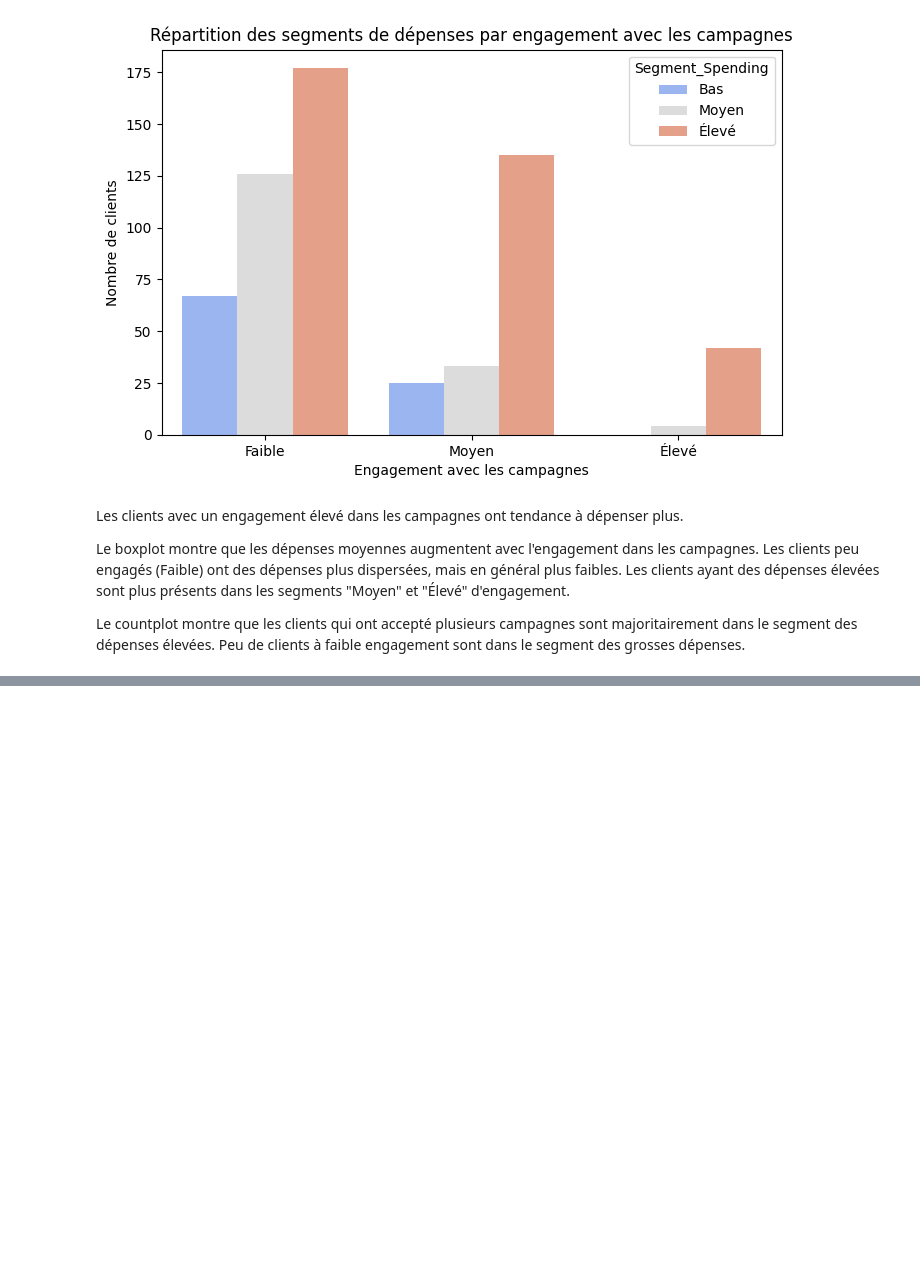
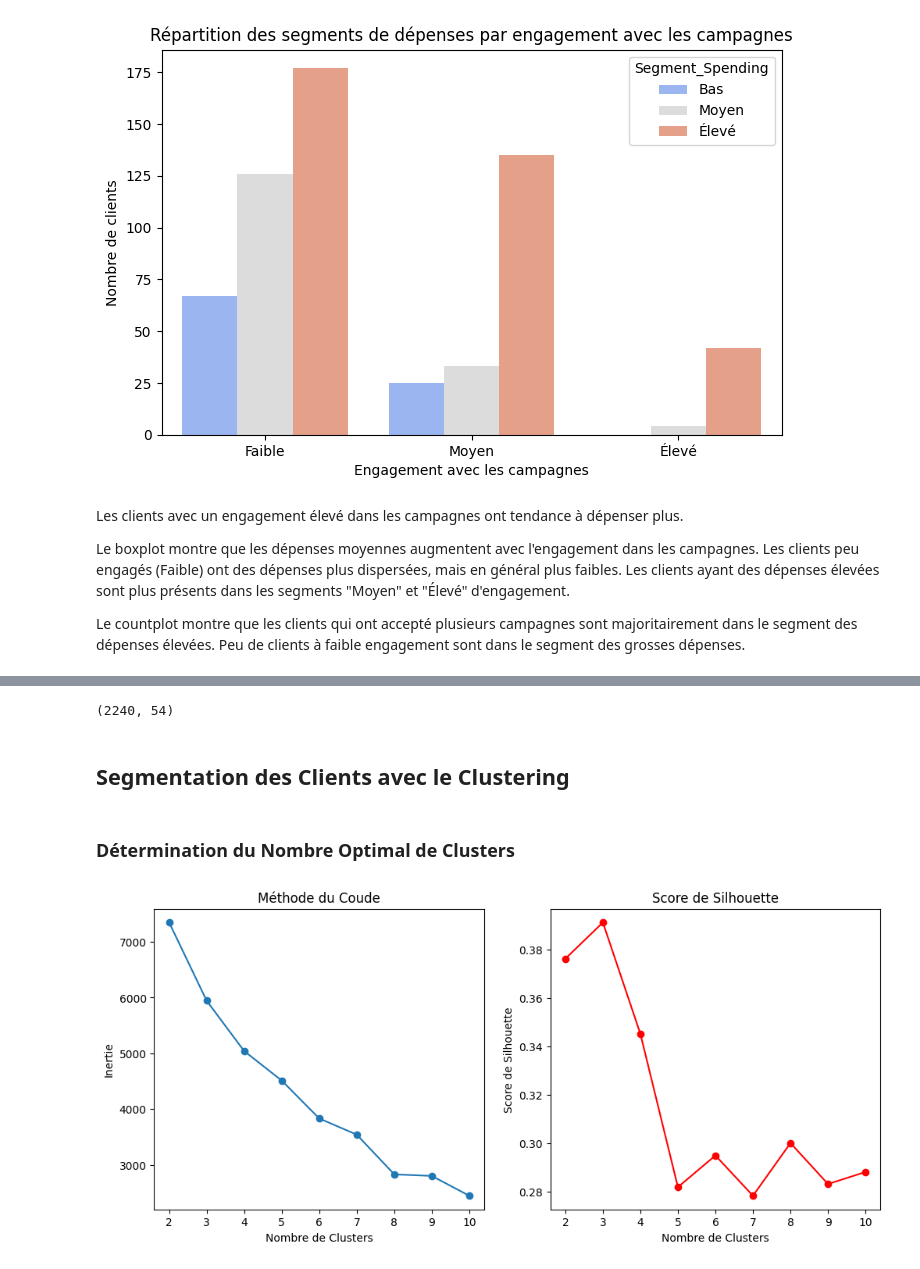
Before and after one commit to Yohannkp/Analyse-Marketing, a Jupyter notebook: Notebook/notebook.ipynb, the cells around one changed output, grey strips where cells are left out. Drawn from its saved outputs; the diff is of its cells as text; code cells hidden in the pictures; blank space fills up the shorter version.

```diff
--- a/Notebook/notebook.ipynb
+++ b/Notebook/notebook.ipynb
@@ -406,0 +393,7 @@ _Analyser les freins des clients à fort revenu qui acceptent peu de campagnes.
+# %%
+# Création des nouvelles variables
+df["Total_Spending"] = df[["MntWines", "MntFruits", "MntMeatProducts", "MntFishProducts", "MntSweetProducts", "MntGoldProds"]].sum(axis=1)
+df["Total_Purchases"] = df[["NumDealsPurchases", "NumWebPurchases", "NumCatalogPurchases"]].sum(axis=1)
+
+# Score d'engagement = (nombre d'achats) / (récence d’achat)
+df["Engagement_Score"] = df["Total_Purchases"] / (df["Recency"] + 1)  # Ajout de +1 pour éviter la division par 0
@@ -406,0 +402,11 @@ _Analyser les freins des clients à fort revenu qui acceptent peu de campagnes.
+# %%
+from sklearn.preprocessing import StandardScaler
+
+# Liste des colonnes à normaliser
+cols_to_scale = ["Income", "Total_Spending", "Total_Purchases", "Engagement_Score", "Recency"]
+
+scaler = StandardScaler()
+df[cols_to_scale] = scaler.fit_transform(df[cols_to_scale])
+
+# Affichage des données prêtes pour la segmentation
+print(df.head())
@@ -406,0 +431,45 @@ _Analyser les freins des clients à fort revenu qui acceptent peu de campagnes.
+# %%
+df.shape
+# %% [output]
+(2240, 54)
+# %% [markdown]
+## Segmentation des Clients avec le Clustering
+# %% [markdown]
+### Détermination du Nombre Optimal de Clusters
+# %%
+import matplotlib.pyplot as plt
+from sklearn.cluster import KMeans
+from sklearn.metrics import silhouette_score
+
+# Sélection des variables pour le clustering
+features = ["Income", "Total_Spending", "Total_Purchases", "Engagement_Score", "Recency"]
+X = df[features]
+
+# Tester plusieurs nombres de clusters
+inertia = []
+silhouette_scores = []
+K_range = range(2, 11)
+
+for k in K_range:
+    kmeans = KMeans(n_clusters=k)
+    kmeans.fit(X)
+    inertia.append(kmeans.inertia_)
+    silhouette_scores.append(silhouette_score(X, kmeans.labels_))
+
+# Tracer la courbe du coude (Elbow Method)
+plt.figure(figsize=(12, 5))
+plt.subplot(1, 2, 1)
+plt.plot(K_range, inertia, marker='o')
+plt.xlabel("Nombre de Clusters")
+plt.ylabel("Inertie")
+plt.title("Méthode du Coude")
+
+# Tracer le score de silhouette
+plt.subplot(1, 2, 2)
+plt.plot(K_range, silhouette_scores, marker='o', color='red')
+plt.xlabel("Nombre de Clusters")
+plt.ylabel("Score de Silhouette")
+plt.title("Score de Silhouette")
+plt.show()
+# %% [output]
+[figure, added]
```
Also changed, not shown: parts of 60 cells of this notebook.
